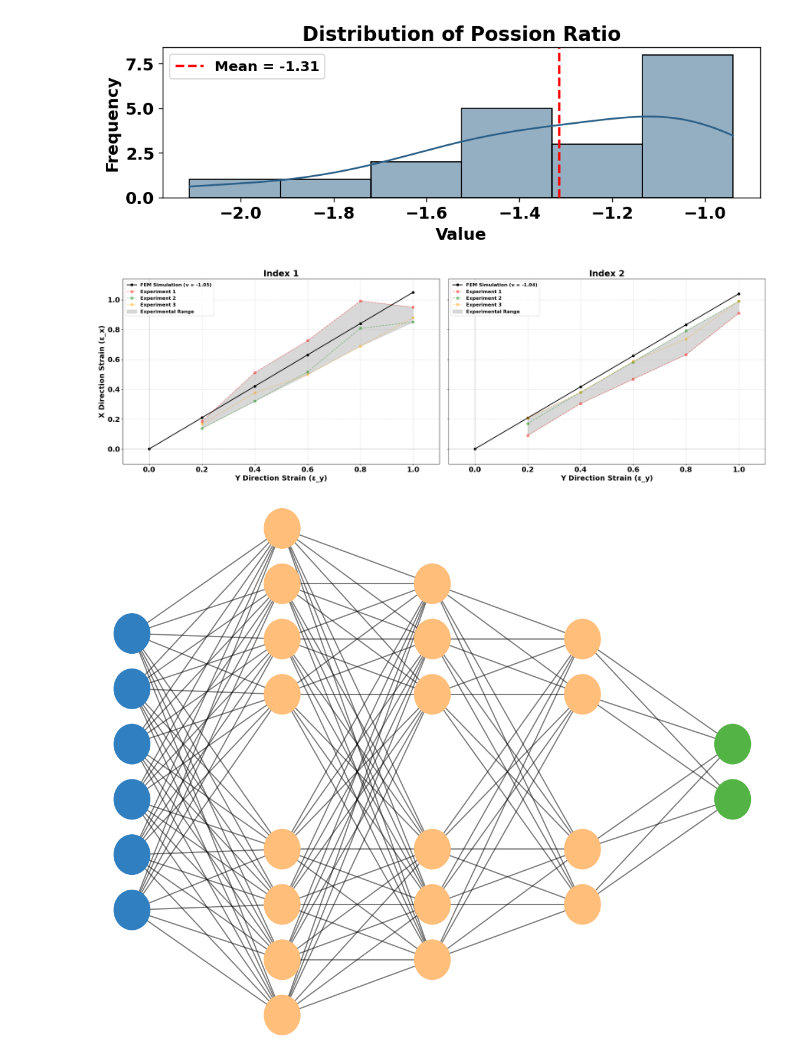
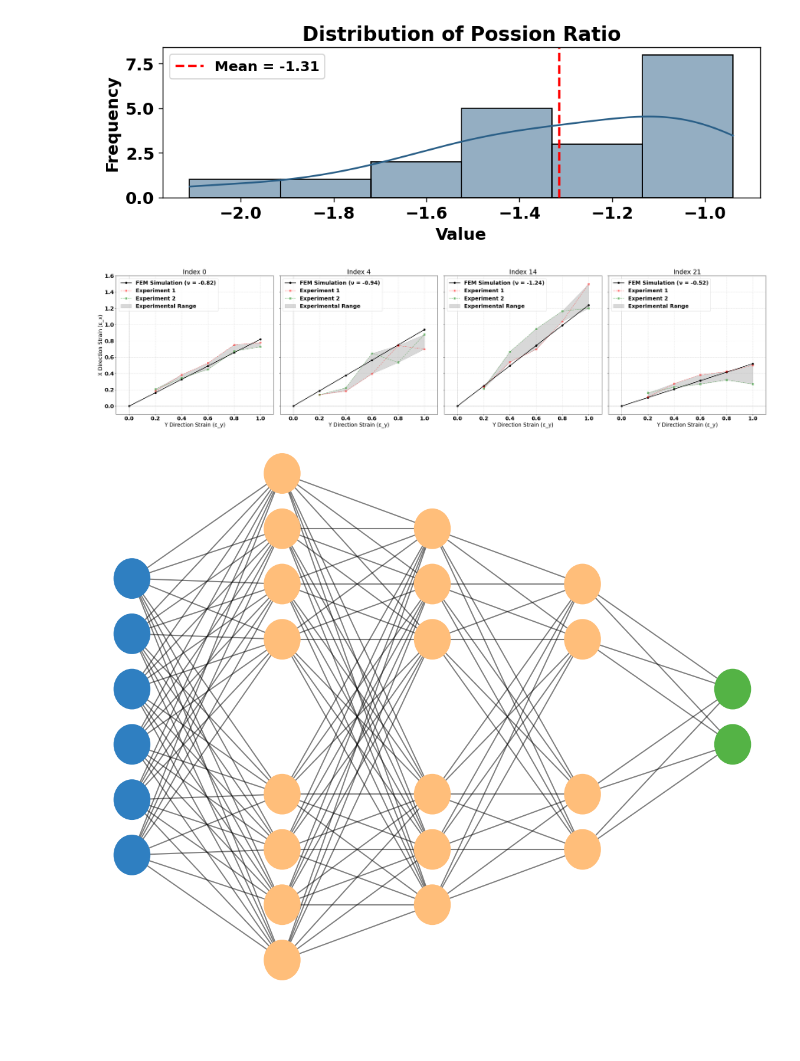
Before and after one commit to logan14925/Multi-functional-materials-design, a Jupyter notebook: Exp/possion_dic/plot_exp.ipynb, the cells around one changed output. Saved outputs shown, nothing was run; the diff lists cells and outputs as text; code cells hidden in the pictures; blank space fills up the shorter version.

```diff
--- a/Exp/possion_dic/plot_exp.ipynb
+++ b/Exp/possion_dic/plot_exp.ipynb
@@ -195,26 +195,36 @@ plt.rcParams.update({
 y_strain_values = np.array([0, 0.2, 0.4, 0.6, 0.8, 1.0])
 y_strain_exp = y_strain_values[1:]  # 实验对应的Y应变从0.2开始
 
-# 数据准备（三个案例）
+# 数据准备（四个案例）
 cases = [
     {
-        'poisson_simulation': -1.05,
-        'poisson_exp1': np.array([-0.93, -1.28, -1.21, -1.24, -0.95]),
-        'poisson_exp2': np.array([-0.69, -0.80, -0.86, -1.01, -0.85]),
-        'poisson_exp3': np.array([-0.84, -0.94, -0.83, -0.86, -0.88]),
-        'title': 'Index 1'
+        'poisson_simulation': -0.82,
+        'poisson_exp1': np.array([-0.93, -0.96, -0.88, -0.94, -0.78]),
+        'poisson_exp2': np.array([-1.04, -0.86, -0.75, -0.84, -0.73]),
+        'title': 'Index 0'
     },
     {
-        'poisson_simulation': -1.04,
-        'poisson_exp1': np.array([-0.45, -0.76, -0.78, -0.79, -0.91]),
-        'poisson_exp2': np.array([-0.85, -0.95, -0.97, -0.99, -0.99]),
-        'poisson_exp3': np.array([-1.04, -0.95, -0.98, -0.92, -0.99]),
-        'title': 'Index 2'
+        'poisson_simulation': -0.94,
+        'poisson_exp1': np.array([-0.70, -0.46, -0.66, -0.93, -0.70]),  # Based on index4
+        'poisson_exp2': np.array([-0.70, -0.56, -1.08, -0.67, -0.88]),
+        'title': 'Index 4'
+    },
+    {
+        'poisson_simulation': -1.24,
+        'poisson_exp1': np.array([-1.17, -1.35, -1.16, -1.30, -1.50]),  # Based on index14
+        'poisson_exp2': np.array([-1.06, -1.67, -1.58, -1.46, -1.2]),
+        'title': 'Index 14'
+    },
+    {
+        'poisson_simulation': -0.52,
+        'poisson_exp1': np.array([-0.55, -0.69, -0.64, -0.53, -0.50]),  # Based on index21
+        'poisson_exp2': np.array([-0.81, -0.58, -0.45, -0.40, -0.27]),
+        'title': 'Index 21'
     },
 ]
 
-# 创建一行三列的子图
-fig, axes = plt.subplots(1, 2, figsize=(24, 8), sharey=True)  # sharey=True 共享Y轴
+# 创建一行四列的子图
+fig, axes = plt.subplots(1, 4, figsize=(32, 8), sharey=True)  # Adjusted to 4 columns
 
 # 遍历每个案例并绘制
 for i, case in enumerate(cases):
@@ -226,11 +236,11 @@ for i, case in enumerate(cases):
     # 计算三组实验的X方向应变值
     x_strain_exp1 = -case['poisson_exp1'] * y_strain_exp
     x_strain_exp2 = -case['poisson_exp2'] * y_strain_exp
-    x_strain_exp3 = -case['poisson_exp3'] * y_strain_exp
+
 
     # 计算实验结果的范围
-    x_strain_min = np.minimum.reduce([x_strain_exp1, x_strain_exp2, x_strain_exp3])
-    x_strain_max = np.maximum.reduce([x_strain_exp1, x_strain_exp2, x_strain_exp3])
+    x_strain_min = np.minimum.reduce([x_strain_exp1, x_strain_exp2])
+    x_strain_max = np.maximum.reduce([x_strain_exp1, x_strain_exp2])
 
     # 绘制仿真泊松比曲线
     ax.plot(y_strain_values, x_strain_simulation,
@@ -255,47 +265,41 @@ for i, case in enumerate(cases):
             marker='s',
             linewidth=1.5,
             alpha=0.4)
-    ax.plot(y_strain_exp, x_strain_exp3,
-            label="Experiment 3",
-            color='orange',
-            linestyle='--',
-            marker='s',
-            linewidth=1.5,
-            alpha=0.4)
+
 
     # 添加灰色阴影表示实验结果范围
     ax.fill_between(y_strain_exp, x_strain_min, x_strain_max,
                     color='gray',
                     alpha=0.3,
                     label='Experimental Range')
 
     # 添加标题和标签
     ax.set_title(case['title'])
     ax.set_xlabel('Y Direction Strain (ε_y)')
     if i == 0:  # 仅在第一个子图上显示Y轴标签
         ax.set_ylabel('X Direction Strain (ε_x)')
 
     # 添加零点参考线
     ax.axhline(0, color='gray', linestyle='-', alpha=0.3)
     ax.axvline(0, color='gray', linestyle='-', alpha=0.3)
 
     # 显示图例（左上角）
     ax.legend(loc='upper left')
 
     # 显示网格
     ax.grid(True, linestyle='--', alpha=0.5)
 
     # 设置坐标轴范围
     ax.set_xlim(-0.1, 1.1)
-    ax.set_ylim(-0.1, max(x_strain_max.max(), x_strain_simulation.max()) + 0.1)
+    ax.set_ylim(-0.1, 1.5 + 0.1)
 
 # 调整整体布局
 plt.tight_layout()
 
 # 显示图形
 plt.show()
 # %% [output]
-[figure, old version]
+[figure, new version]
 # %%
 import numpy as np
 import matplotlib.pyplot as plt
```
Also changed, not shown: parts of 1 cell of this notebook, 4 other files.
